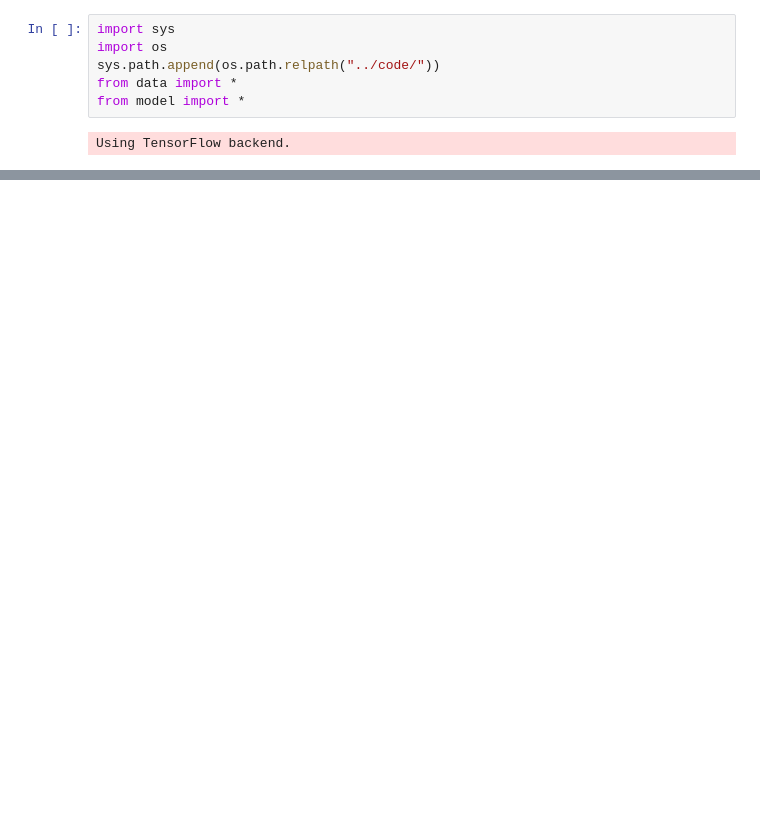
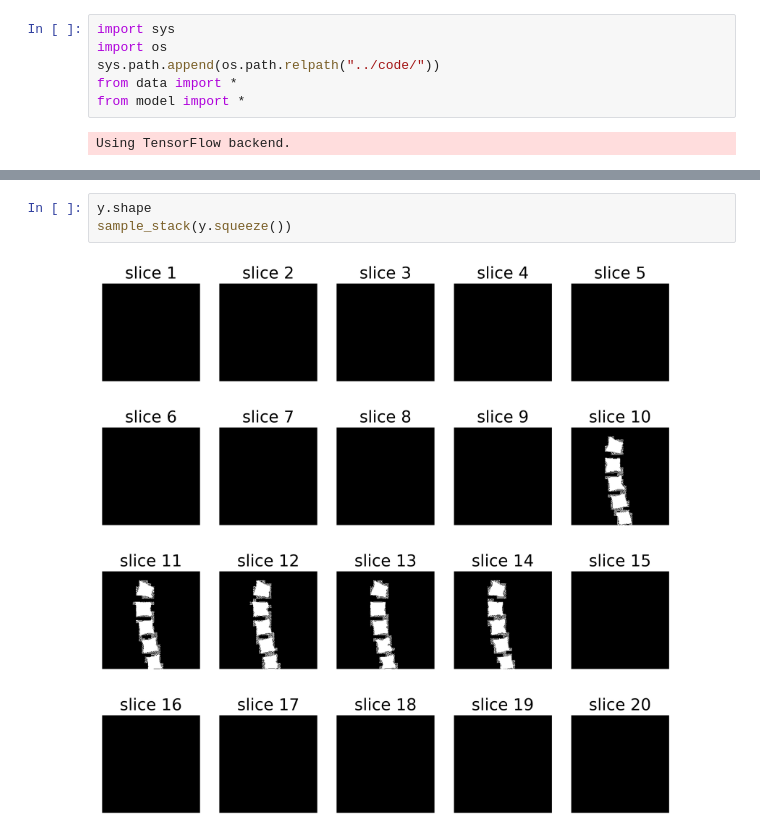
Before and after one commit to zhoji/verteseg, a Jupyter notebook: notebooks/AF_Code.ipynb, the cells around one changed output, grey strips where cells are left out. Drawn from its saved outputs; the diff is of its cells as text; blank space fills up the shorter version.

```diff
--- a/notebooks/AF_Code.ipynb
+++ b/notebooks/AF_Code.ipynb
@@ -31,0 +89,5 @@ else:
+# %%
+y.shape
+sample_stack(y.squeeze())
+# %% [output]
+[figure, added]
```
Also changed, not shown: parts of 5 cells of this notebook.
